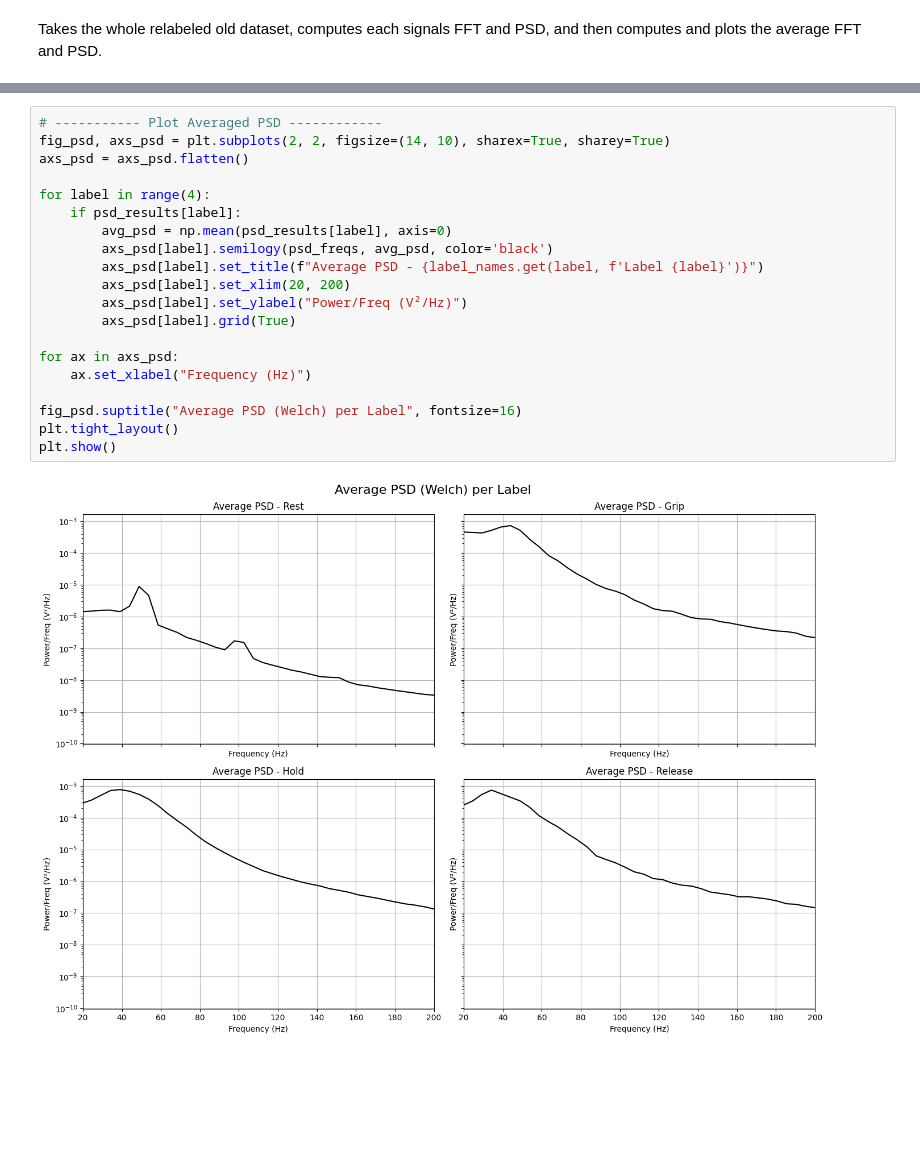
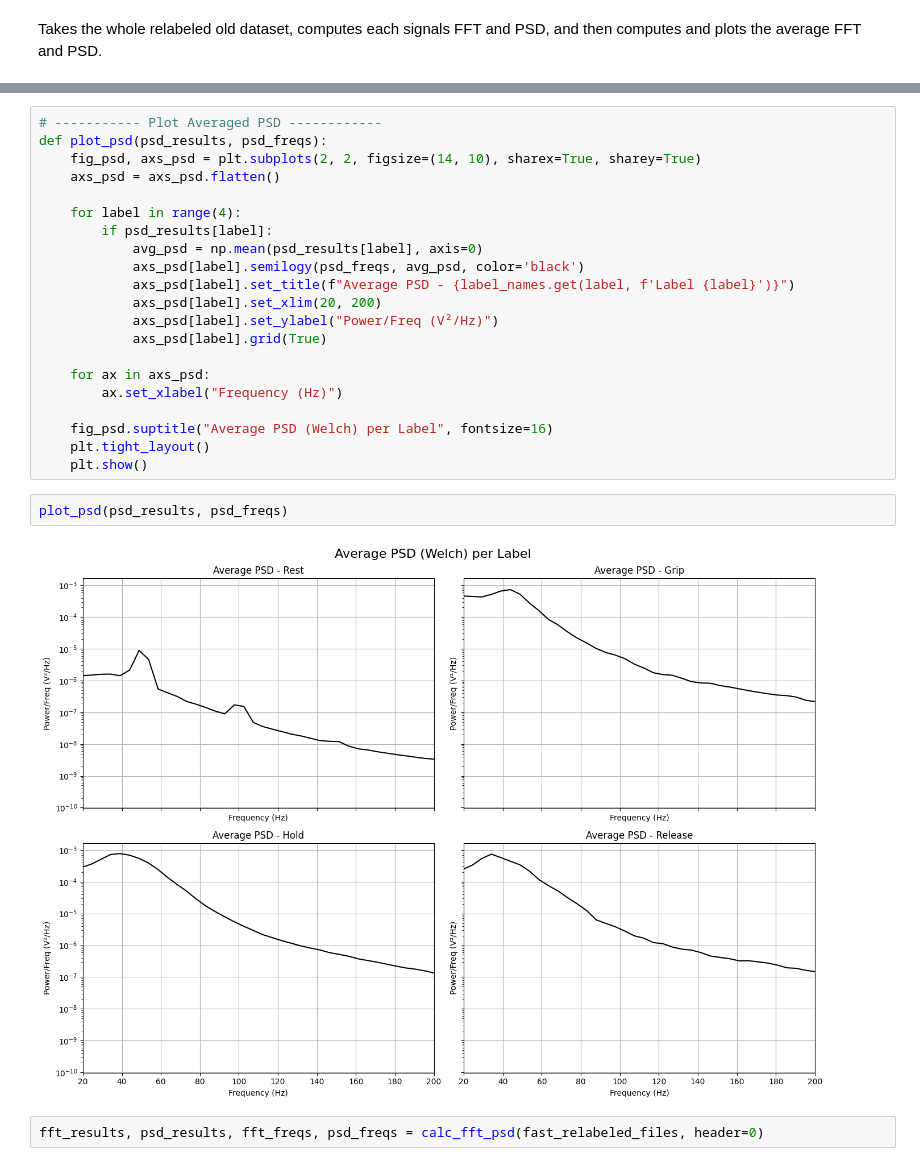
Before and after one commit to OsirisPrime/CDT406, a Jupyter notebook: notebooks/analysis_notebooks/avg_freq_analysis.ipynb, the cells around one changed output, grey strips where cells are left out. Saved outputs shown, nothing was run; the diff lists cells and outputs as text; blank space fills up the shorter version.

```diff
--- a/notebooks/analysis_notebooks/avg_freq_analysis.ipynb
+++ b/notebooks/analysis_notebooks/avg_freq_analysis.ipynb
@@ -91,22 +100,27 @@ plt.show()
 # %%
 # ----------- Plot Averaged PSD ------------
-fig_psd, axs_psd = plt.subplots(2, 2, figsize=(14, 10), sharex=True, sharey=True)
-axs_psd = axs_psd.flatten()
+def plot_psd(psd_results, psd_freqs):
+    fig_psd, axs_psd = plt.subplots(2, 2, figsize=(14, 10), sharex=True, sharey=True)
+    axs_psd = axs_psd.flatten()
 
-for label in range(4):
-    if psd_results[label]:
-        avg_psd = np.mean(psd_results[label], axis=0)
-        axs_psd[label].semilogy(psd_freqs, avg_psd, color='black')
-        axs_psd[label].set_title(f"Average PSD - {label_names.get(label, f'Label {label}')}")
-        axs_psd[label].set_xlim(20, 200)
-        axs_psd[label].set_ylabel("Power/Freq (V²/Hz)")
-        axs_psd[label].grid(True)
+    for label in range(4):
+        if psd_results[label]:
+            avg_psd = np.mean(psd_results[label], axis=0)
+            axs_psd[label].semilogy(psd_freqs, avg_psd, color='black')
+            axs_psd[label].set_title(f"Average PSD - {label_names.get(label, f'Label {label}')}")
+            axs_psd[label].set_xlim(20, 200)
+            axs_psd[label].set_ylabel("Power/Freq (V²/Hz)")
+            axs_psd[label].grid(True)
 
-for ax in axs_psd:
-    ax.set_xlabel("Frequency (Hz)")
+    for ax in axs_psd:
+        ax.set_xlabel("Frequency (Hz)")
 
-fig_psd.suptitle("Average PSD (Welch) per Label", fontsize=16)
-plt.tight_layout()
-plt.show()
+    fig_psd.suptitle("Average PSD (Welch) per Label", fontsize=16)
+    plt.tight_layout()
+    plt.show()
-# %% [output]
-[figure, removed]
+# %%
+plot_psd(psd_results, psd_freqs)
+# %% [output]
+[figure, added]
+# %%
+fft_results, psd_results, fft_freqs, psd_freqs = calc_fft_psd(fast_relabeled_files, header=0)
```
Also changed, not shown: parts of 13 cells of this notebook.
